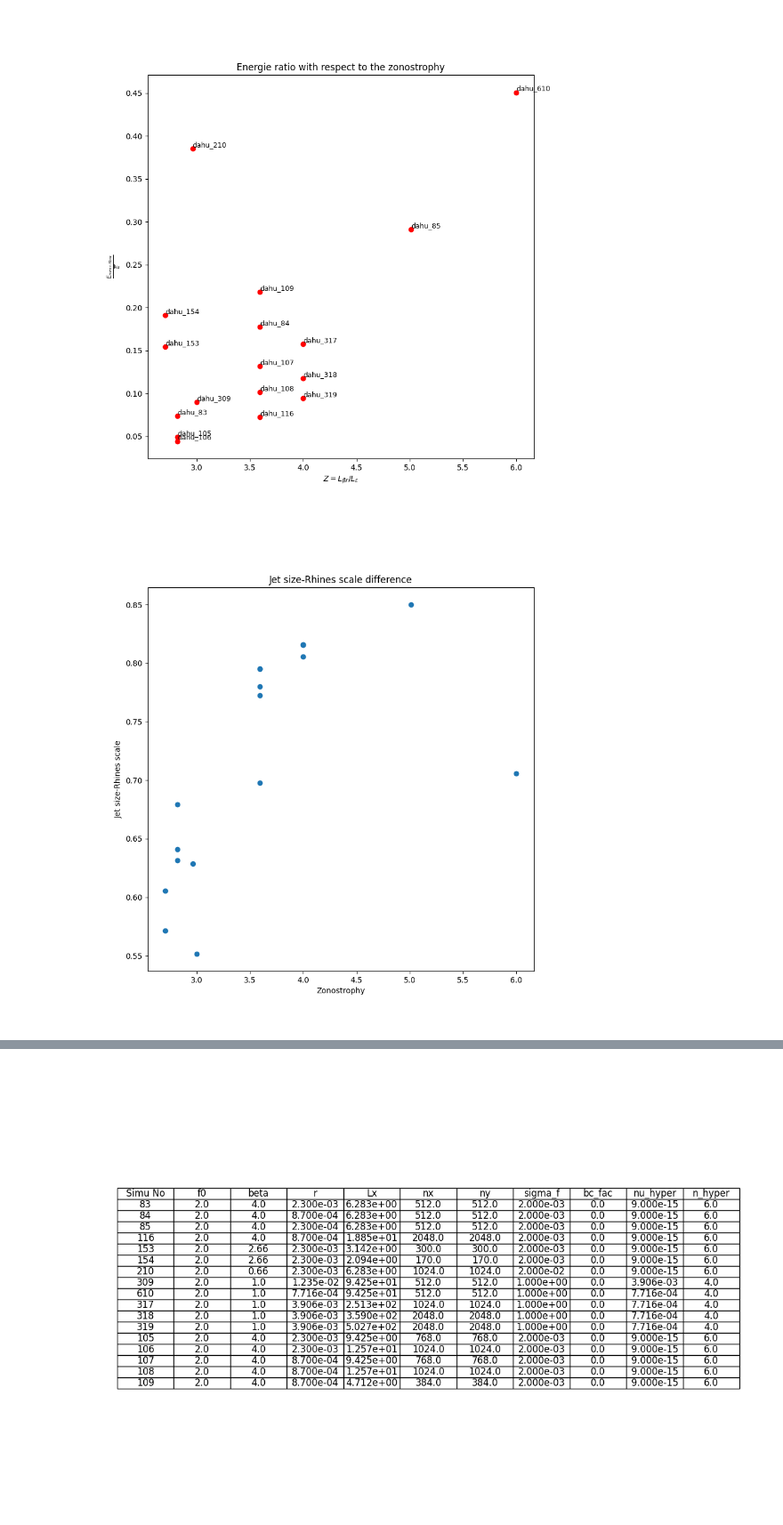
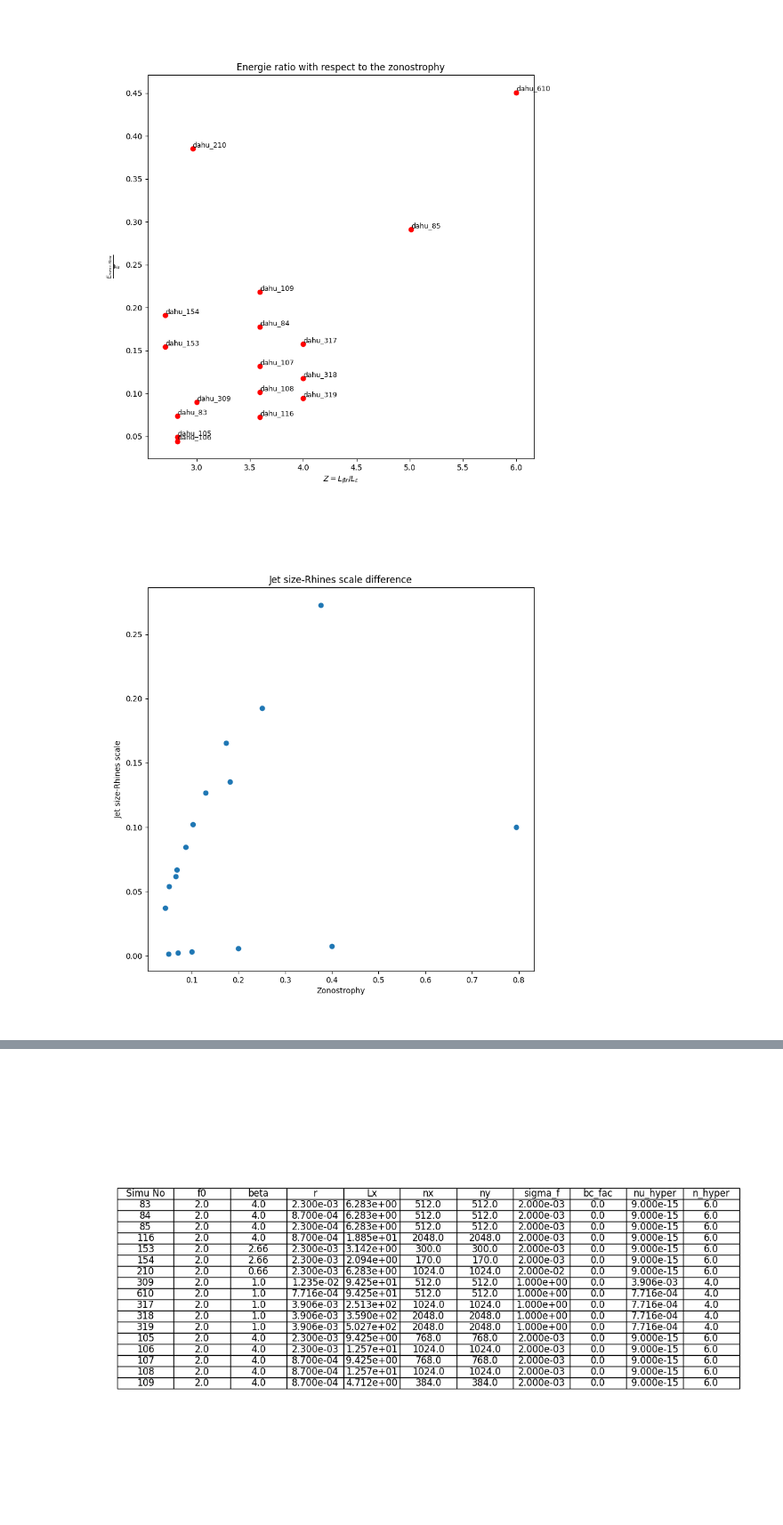
Before and after one commit to LennardMiller/Stage_M2, a Jupyter notebook: Diagnostics_simu_Allcompared.ipynb, the cells around one changed output, grey strips where cells are left out. Shown at 89% size. Drawn from its saved outputs; the diff is of its cells as text; code cells hidden in the pictures.

```diff
--- a/Diagnostics_simu_Allcompared.ipynb
+++ b/Diagnostics_simu_Allcompared.ipynb
@@ -176,7 +176,7 @@ for i,n in enumerate(simu_numbers):
 
     zero_crossings = np.where(np.diff(np.sign(psi_zonal_mean_temp)))[0] # Find the zero crossings
 
-    jet_size_tab[i]=(y[zero_crossings][1]-y[zero_crossings][0]+y[zero_crossings][-1]-y[zero_crossings][-2])/2
+    jet_size_tab[i]=(y[zero_crossings][1]-y[zero_crossings][0]+y[zero_crossings][-1]-y[zero_crossings][-2])/(2*Lx)
     epsilon=sigma_f**2
     rhines_length_tab[i]=np.pi*2/(beta**0.5/(epsilon/r)**(1/4))
 
@@ -392,13 +392,13 @@ plt.show()
 # %%
 #Plotting the Rhines Scale and the jet size difference
 
 plt.figure(figsize=(9,9))
-plt.scatter(Zo_tab_l,np.abs(jet_size_tab/rhines_length_tab))
+plt.scatter(Oc_tab_l,np.abs(jet_size_tab/rhines_length_tab))
 plt
 plt.xlabel('Zonostrophy')
 plt.ylabel('Jet size-Rhines scale')
 plt.title('Jet size-Rhines scale difference')
 plt.savefig('figures/jets/Jet_size_Rhines.png')
 plt.show()
 # %% [output]
-[figure, old version]
+[figure, new version]
```
Also changed, not shown: parts of 1 cell of this notebook, 6 other files.
